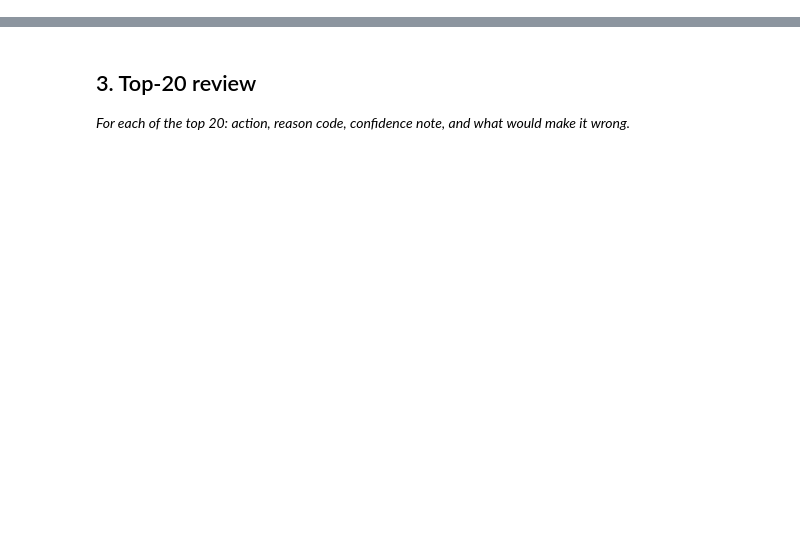
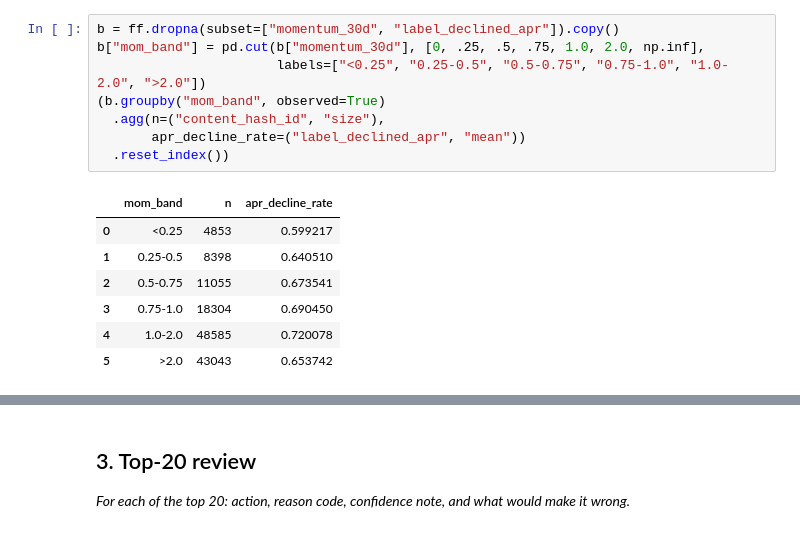
Before and after one commit to ArushRastogi47/10x.ai, a Jupyter notebook: work/notebooks/w04_baseline_score.ipynb, the cells around one changed output, grey strips where cells are left out. Drawn from its saved outputs; the diff is of its cells as text; blank space fills up the shorter version.

```diff
--- a/work/notebooks/w04_baseline_score.ipynb
+++ b/work/notebooks/w04_baseline_score.ipynb
@@ -22,0 +99,16 @@ This skeleton is yours to fill. Work the sections **in order** — each one has
+# %%
+b = ff.dropna(subset=["momentum_30d", "label_declined_apr"]).copy()
+b["mom_band"] = pd.cut(b["momentum_30d"], [0, .25, .5, .75, 1.0, 2.0, np.inf],
+                       labels=["<0.25", "0.25-0.5", "0.5-0.75", "0.75-1.0", "1.0-2.0", ">2.0"])
+(b.groupby("mom_band", observed=True)
+  .agg(n=("content_hash_id", "size"),
+       apr_decline_rate=("label_declined_apr", "mean"))
+  .reset_index())
+# %% [output]
+|  | mom_band | n | apr_decline_rate |
+| 0 | <0.25 | 4853 | 0.599217 |
+| 1 | 0.25-0.5 | 8398 | 0.640510 |
+| 2 | 0.5-0.75 | 11055 | 0.673541 |
+| 3 | 0.75-1.0 | 18304 | 0.690450 |
+| 4 | 1.0-2.0 | 48585 | 0.720078 |
+| 5 | >2.0 | 43043 | 0.653742 |
```
Also changed, not shown: parts of 15 cells of this notebook.
